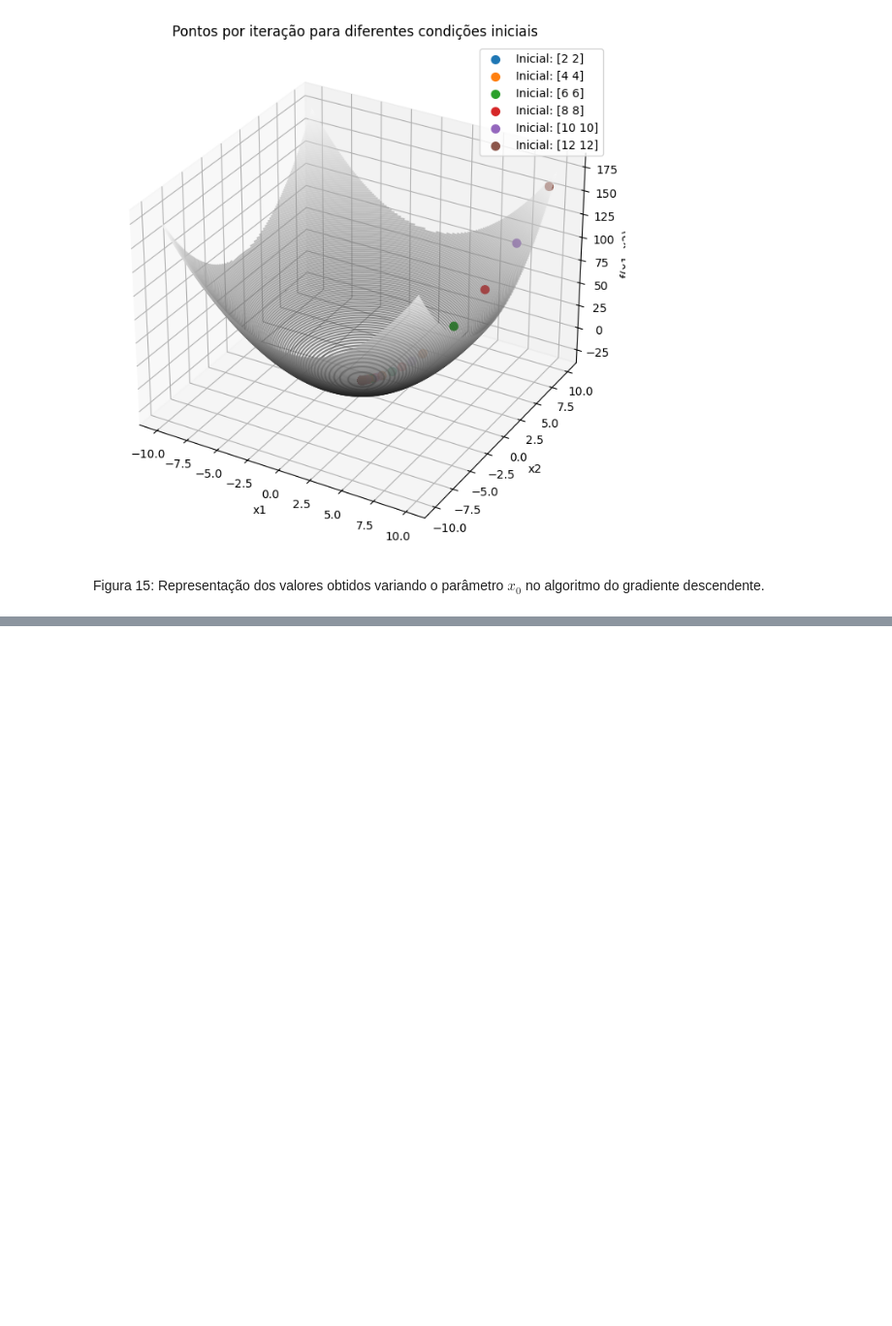
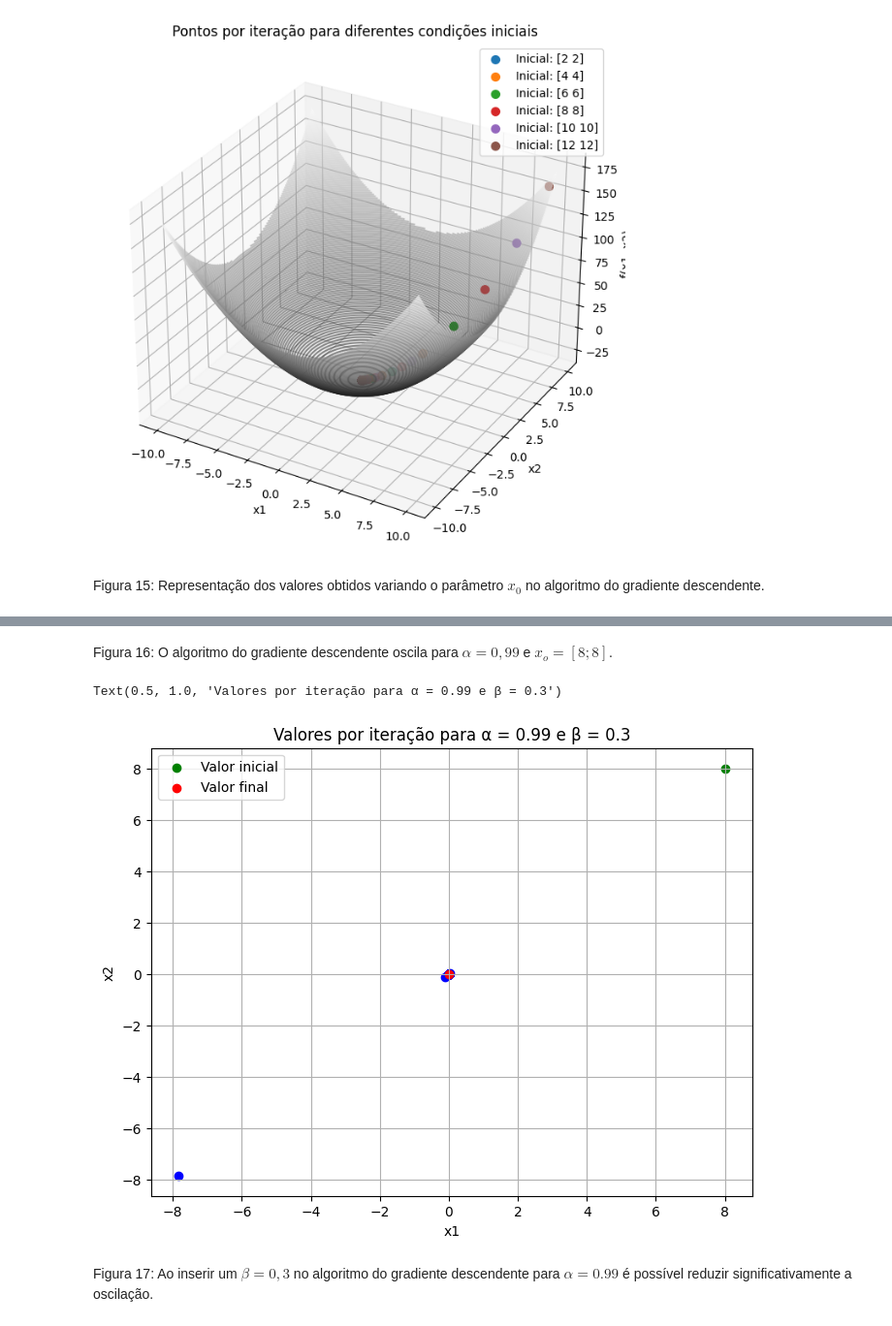
Before and after one commit to ricardoamachado/ENGA74, a Jupyter notebook: Atividade1/atividade1.ipynb, the cells around one changed output, grey strips where cells are left out. Shown at 97% size. Cells and saved outputs as stored; diff of their text form; code cells hidden in the pictures; blank space fills up the shorter version.

```diff
--- a/Atividade1/atividade1.ipynb
+++ b/Atividade1/atividade1.ipynb
@@ -433,0 +474,22 @@ Figura 15: Representação dos valores obtidos variando o parâmetro $x_0$ no al
+# %% [markdown]
+Figura 16: O algoritmo do gradiente descendente oscila para $\alpha = 0,99$ e $x_o = [8;8]$.
+# %%
+valores_iter_beta0 = gradiente_descendente_f_beta(valores_iniciais, num_iteracoes, alfa=0.99,beta=0.3)
+# Pegar os valores por iteração em 5 em 5.
+valores_iter_beta0 = np.array(valores_iter_beta0)
+valores_iter_beta0 = valores_iter_beta0[::5]
+valores_iter_beta0 = np.transpose(valores_iter_beta0)
+plt.scatter(valores_iter_beta0[0], valores_iter_beta0[1], color="blue")
+plt.scatter(
+    valores_iniciais[0], valores_iniciais[1], color="green", label="Valor inicial"
+)
+plt.scatter(valores_iter_beta0[0][-1], valores_iter_beta0[1][-1], color="red", label="Valor final")
+plt.legend()
+plt.xlabel("x1")
+plt.ylabel("x2")
+plt.title("Valores por iteração para α = 0.99 e β = 0.3")
+# %% [output]
+Text(0.5, 1.0, 'Valores por iteração para α = 0.99 e β = 0.3')
+[figure, added]
+# %% [markdown]
+Figura 17: Ao inserir um $\beta = 0,3$ no algoritmo do gradiente descendente para $\alpha = 0.99$ é possível reduzir significativamente a oscilação.
```
Also changed, not shown: parts of 6 cells of this notebook.
